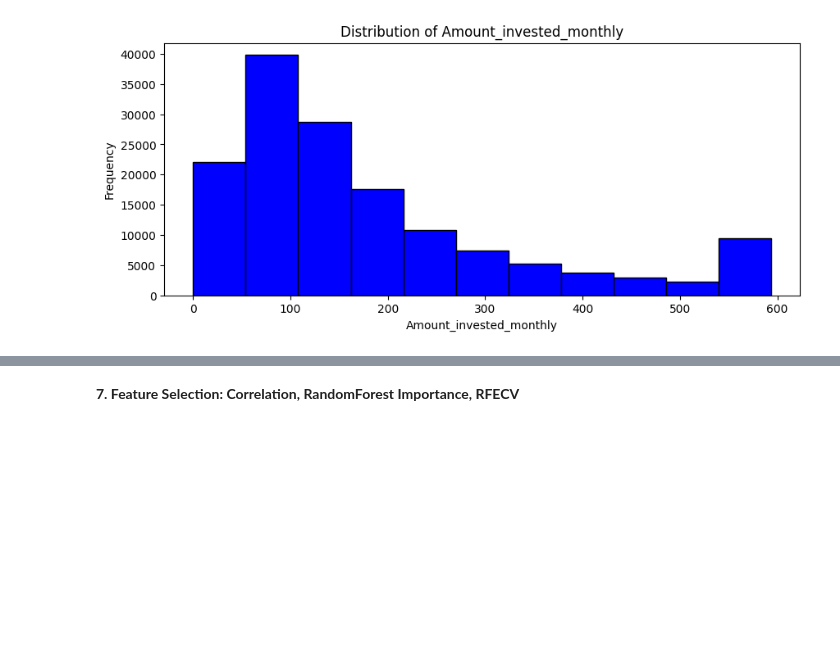
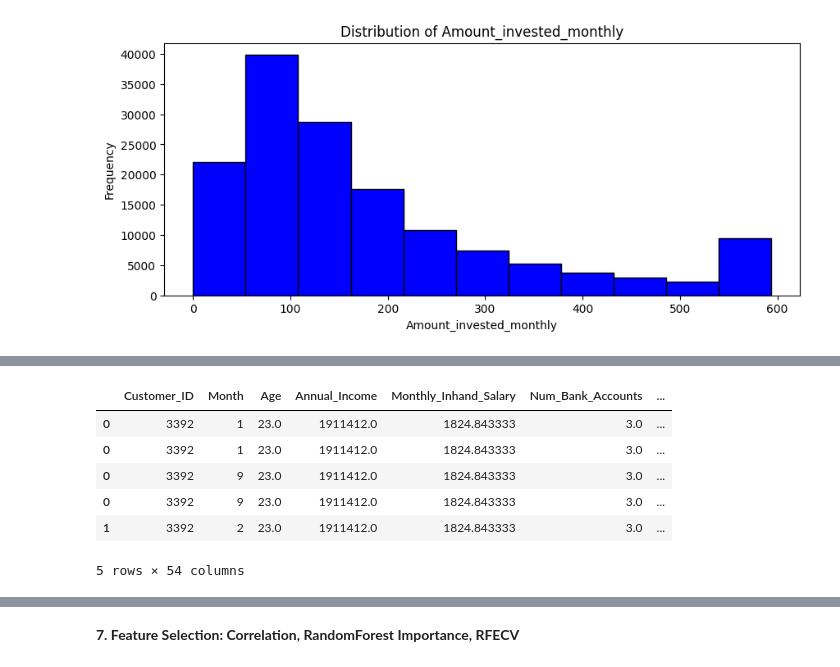
Before and after one commit to astronaut505/Credit-or-crisis, a Jupyter notebook: CreditScoreClassification2.ipynb, the cells around one changed output, grey strips where cells are left out. Drawn from its saved outputs; the diff is of its cells as text; code cells hidden in the pictures; blank space fills up the shorter version.

```diff
--- a/CreditScoreClassification2.ipynb
+++ b/CreditScoreClassification2.ipynb
@@ -633,0 +679,19 @@ categorical_columns_head
+# %%
+from sklearn.preprocessing import MultiLabelBinarizer
+
+df['Type_of_Loan'] = df['Type_of_Loan'].str.split(',')
+
+mlb = MultiLabelBinarizer()
+
+type_of_loan_mlb = pd.DataFrame(mlb.fit_transform(df['Type_of_Loan']), columns=mlb.classes_, index=df.index)
+df = df.join(type_of_loan_mlb)
+
+df.head()
+# %% [output]
+|  | Customer_ID | Month | Age | Annual_Income | Monthly_Inhand_Salary | Num_Bank_Accounts | ... |
+| 0 | 3392 | 1 | 23.0 | 1911412.0 | 1824.843333 | 3.0 | ... |
+| 0 | 3392 | 1 | 23.0 | 1911412.0 | 1824.843333 | 3.0 | ... |
+| 0 | 3392 | 9 | 23.0 | 1911412.0 | 1824.843333 | 3.0 | ... |
+| 0 | 3392 | 9 | 23.0 | 1911412.0 | 1824.843333 | 3.0 | ... |
+| 1 | 3392 | 2 | 23.0 | 1911412.0 | 1824.843333 | 3.0 | ... |
+5 rows × 54 columns
```
Also changed, not shown: parts of 28 cells of this notebook.
